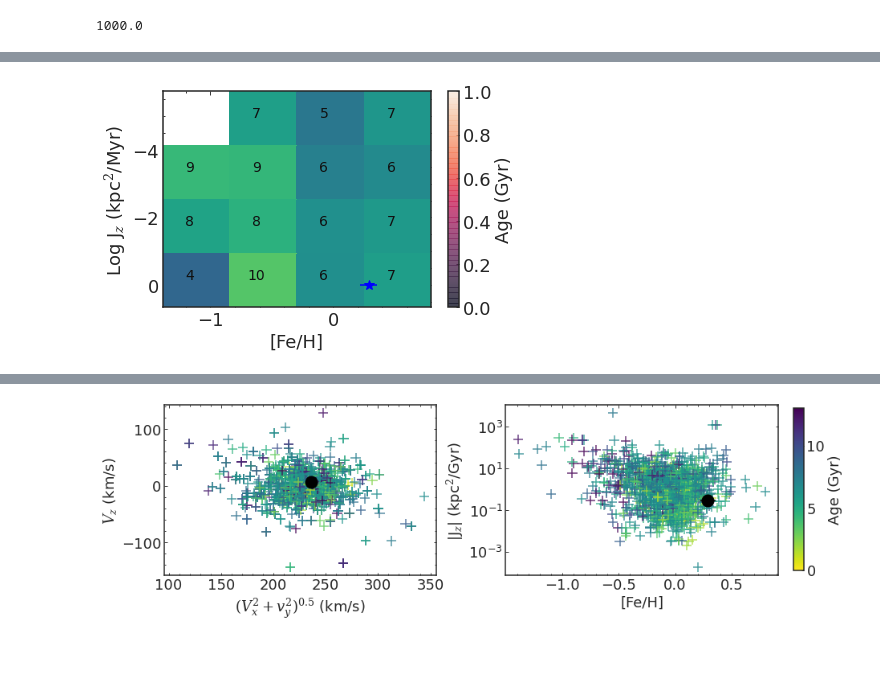
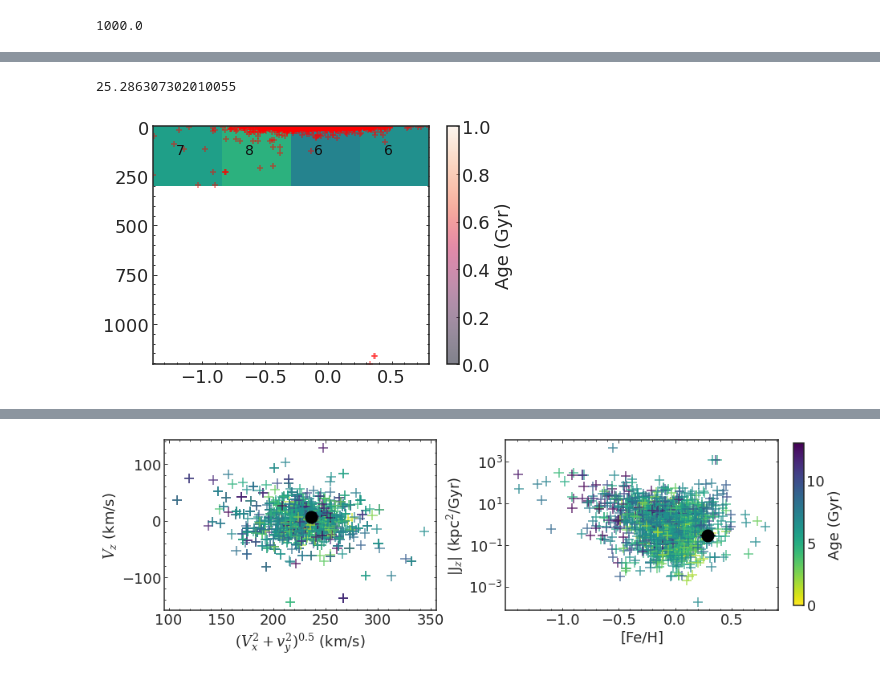
Before and after one commit to caganze/J1624, a Jupyter notebook: notebooks/Orbits and Kinematic Ages.ipynb, the cells around one changed output, grey strips where cells are left out. Drawn from its saved outputs; the diff is of its cells as text; code cells hidden in the pictures.

```diff
--- a/notebooks/Orbits and Kinematic Ages.ipynb
+++ b/notebooks/Orbits and Kinematic Ages.ipynb
@@ -252,9 +246,9 @@ bjs[:,2].min()
 comb['Jr']=bjs[:,0]*1000
 comb['Jphi']=bjs[:,1]*1000
 comb['Jz']=bjs[:,2]*1000
-comb['vtot']=(bcoord.transform_to(galcen_frame).v_x**2+
+comb['vtot']=((bcoord.transform_to(galcen_frame).v_x**2+
                 bcoord.transform_to(galcen_frame).v_y**2+
-                bcoord.transform_to(galcen_frame).v_z**2)**0.5
-comb['v_x']=bcoord.transform_to(galcen_frame).v_x
-comb['v_y']=bcoord.transform_to(galcen_frame).v_y
-comb['v_z']=bcoord.transform_to(galcen_frame).v_z
+                bcoord.transform_to(galcen_frame).v_z**2)**0.5).value
+comb['v_x']=bcoord.transform_to(galcen_frame).v_x.value
+comb['v_y']=bcoord.transform_to(galcen_frame).v_y.value
+comb['v_z']=bcoord.transform_to(galcen_frame).v_z.value
@@ -261,22 +265,27 @@ comb['v_z']=bcoord.transform_to(galcen_frame).v_z
+# %%
+comb.v_x.iloc[0]
+# %% [output]
+25.286307302010055
 # %%
-comb_r=comb.sample(n=int(1e5), replace=True)
+#comb_r=comb.sample(n=int(1e5), replace=True)
+comb_r=comb
 mask= np.logical_and(comb_r.Jz>-6.5, comb_r['[Fe/H]'].between(-2, 2))
 # %%
 fig, ax=plt.subplots()
 
 popsims.tools.plot_annotated_heatmap(ax, comb_r[['[Fe/H]', 'Jz', 'age1']][mask], 5,
                                      ['[Fe/H]', 'Jz', 'age1'], cmap='viridis',
                            annotate='third_value', vmin=0, vmax=13, \
                                      textsize=14)
-#c=ax.scatter(comb['[Fe/H]'],  comb.Jz, marker='+', c='r', alpha=0.5)
+c=ax.scatter(comb['[Fe/H]'],  comb.Jz, marker='+', c='r', alpha=0.5)
 
 
 cbar=plt.colorbar(c)
 cbar.ax.set(ylabel='Age (Gyr)')
 ax.minorticks_on()
 plt.tight_layout()
 # %% [output]
-[figure, old version]
+[figure, new version]
 # %%
 j1624c_total_v=(j1624c.transform_to(galcen_frame).v_x**2+
             j1624c.transform_to(galcen_frame).v_y**2+
```
Also changed, not shown: parts of 30 cells of this notebook, 7 other files.
